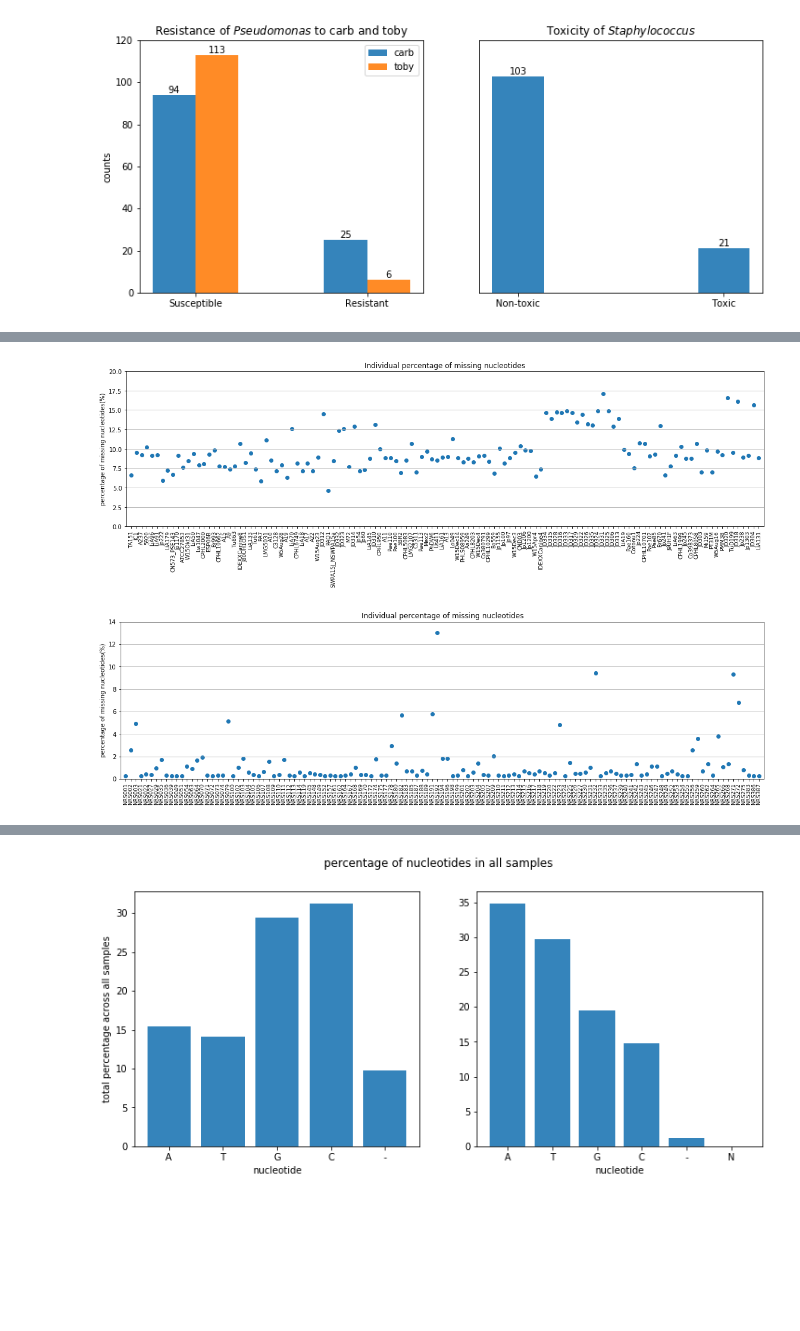
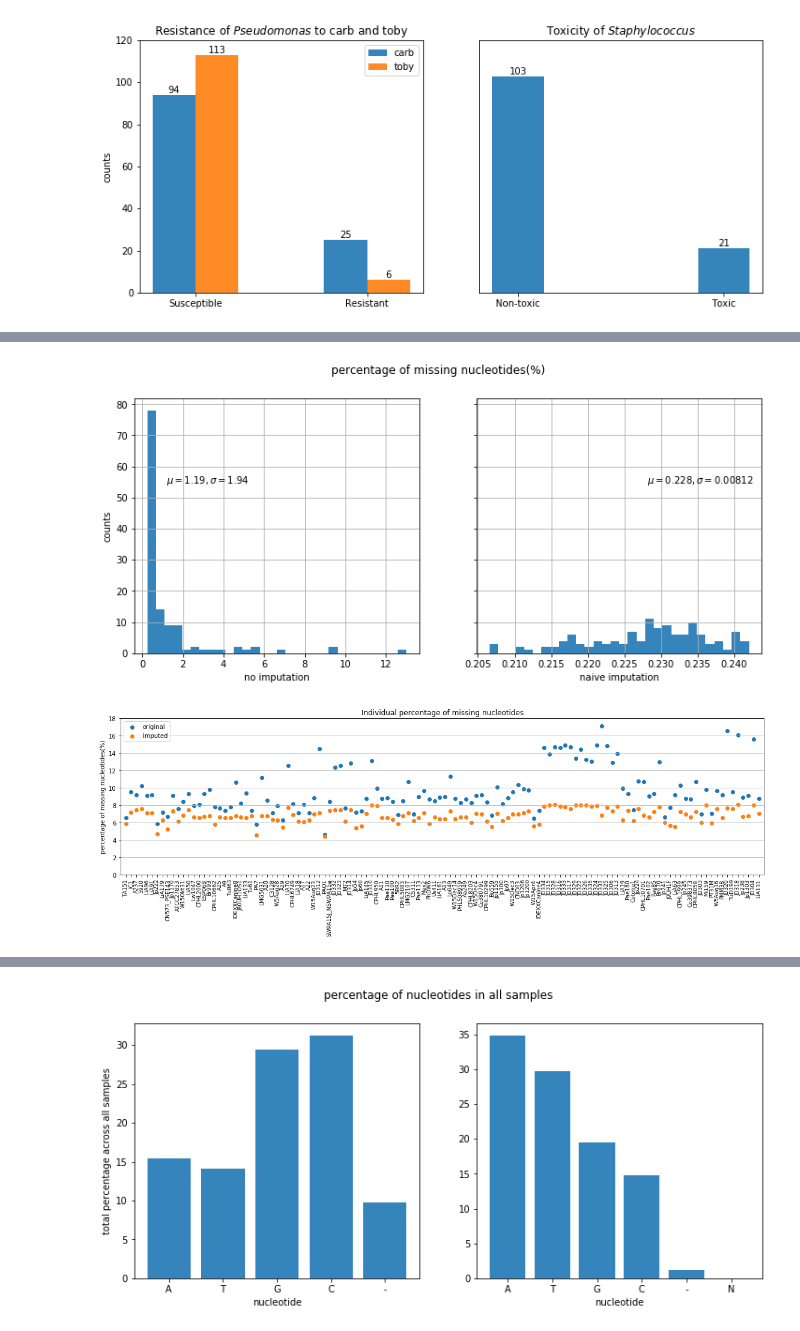
Before and after one commit to solislemuslab/dna-nn, a Jupyter notebook: zhaoyi/graphs.ipynb, the cells around one changed output, grey strips where cells are left out. Cells and saved outputs as stored; diff of their text form; code cells hidden in the pictures; blank space fills up the shorter version.

```diff
--- a/zhaoyi/graphs.ipynb
+++ b/zhaoyi/graphs.ipynb
@@ -91,28 +75,33 @@ plt.show()
+# %%
+# staph
+fig, (ax1, ax2) = plt.subplots(nrows=1, ncols=2, sharey=True, figsize=(12, 5))
+missingness(ax1, records_staph['missing_%'])
+ax1.set_ylabel('counts')
+ax1.set_xlabel('no imputation')
+missingness(ax2, records_staph['missing_%_i'])
+ax2.set_xlabel('naive imputation')
+
+fig.suptitle('percentage of missing nucleotides(%)')
+plt.show()
+# %% [output]
+[figure, added]
 # %%
 # show the individual missingness of the sequence
-plt.figure(figsize=(19.2, 4.8))
-plt.scatter(range(122), records_pseudo['missing_percentage'])
+def individual_missingness(records):
+    plt.figure(figsize=(19.2, 4.8))
+    l = records.shape[0]
+    o = plt.scatter(range(l), records['missing_%'])
+    i = plt.scatter(range(l), records['missing_%_i'])
 
-plt.xlim((-1, 122))
-plt.ylim((0, 20))
-plt.xticks(ticks=range(122), labels=records_pseudo['id'].to_list(), rotation=90, fontsize=9)
-plt.ylabel('percentage of missing nucleotides(%)')
-plt.title('Individual percentage of missing nucleotides')
-plt.grid(axis='y')
-plt.show()
+    plt.legend(handles=[o, i], labels=['original', 'imputed'])
+    plt.xlim((-1, records.shape[0]))
+    plt.ylim((0, np.ceil(np.max(records['missing_%']))))
+    plt.xticks(ticks=range(l), labels=records['id'].to_list(), rotation=90, fontsize=9)
+    plt.ylabel('percentage of missing nucleotides(%)')
+    plt.title('Individual percentage of missing nucleotides')
+    plt.grid(axis='y')
+    plt.show()
-# %% [output]
-[figure, removed]
-# %%
-# show the individual missingness of the sequence
-plt.figure(figsize=(19.2, 4.8))
-plt.scatter(range(125), records_staph['missing_percentage'])
-
-plt.xlim((-1, 125))
-plt.ylim((0, 14))
-plt.xticks(ticks=range(125), labels=records_staph['ids'].to_list(), rotation=90, fontsize=9)
-plt.ylabel('percentage of missing nucleotides(%)')
-plt.title('Individual percentage of missing nucleotides')
-plt.grid(axis='y')
-plt.show()
-# %% [output]
-[figure, removed]
+# %%
+individual_missingness(records_pseudo)
+# %% [output]
+[figure, added]
```
Also changed, not shown: parts of 22 cells of this notebook, 5 other files.
